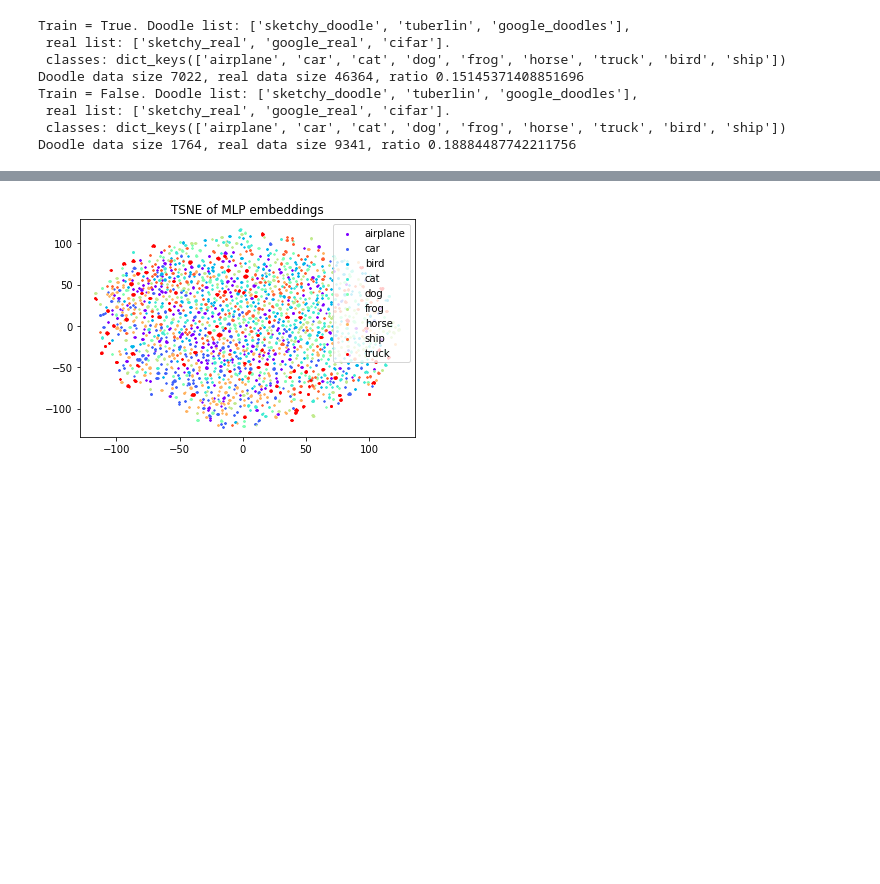
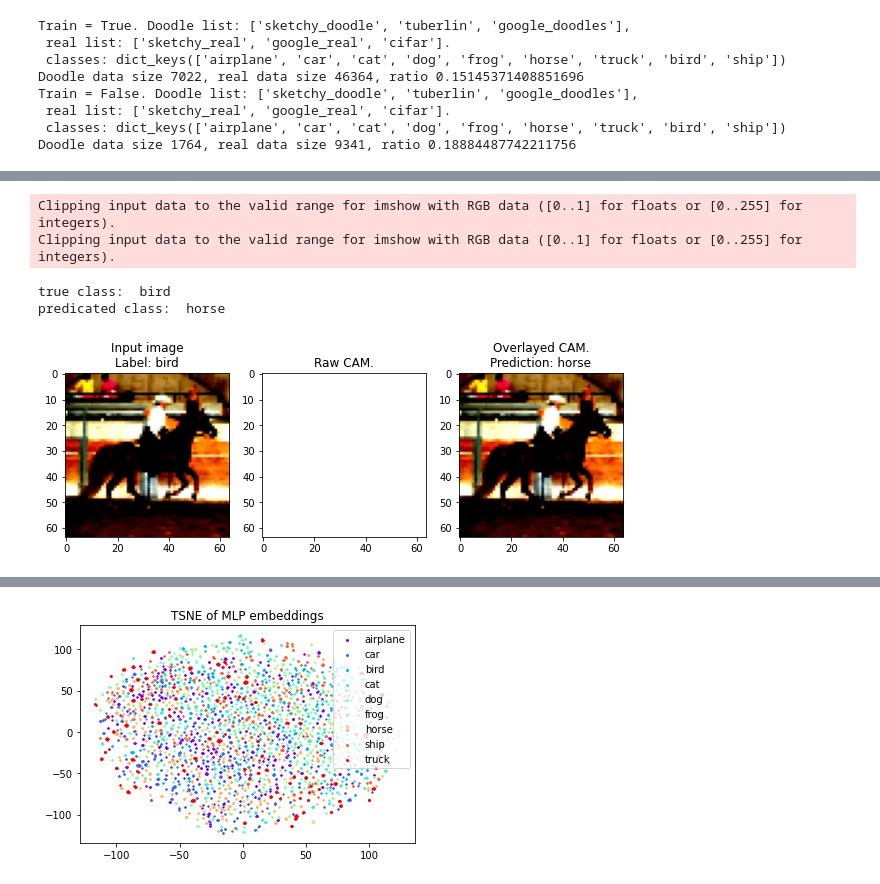
Before and after one commit to rish-16/cs4243-project, a Jupyter notebook: analyse_v2_cnn.ipynb, the cells around one changed output, grey strips where cells are left out. Drawn from its saved outputs; the diff is of its cells as text; code cells hidden in the pictures; blank space fills up the shorter version.

```diff
--- a/analyse_v2_cnn.ipynb
+++ b/analyse_v2_cnn.ipynb
@@ -40,4 +95,4 @@ real_model = RealMLP(real_size * real_size * 3, 512, NUM_CLASSES, dropout=0.2)
 # %%
-model1 = load_model_dic(doodle_model, "mlp_trained/14_model1.pt")
-model2 = load_model_dic(real_model, "mlp_trained/14_model2.pt")
+model1 = load_model_dic(doodle_model, "v2cnn_trained/24_model1.pt")
+model2 = load_model_dic(real_model, "v2cnn_trained/24_model2.pt")
 # %% [output]
@@ -80,0 +158,17 @@ tensor([0.5919, 0.1144, 0.3767, 0.4613, 0.6330, 0.5970, 0.6002, 0.4759, 0.6835])
+# %%
+def get_CAM(feature_map, weight, class_idx):
+    size_upsample = (64, 64)
+    bz, nc, h, w = feature_map.shape
+
+    before_dot = feature_map.reshape((nc, h*w))
+    cam = weight[class_idx].unsqueeze(0) @ before_dot
+
+    cam = cam.squeeze(0)
+    cam = cam.reshape(h, w)
+    cam = cam - torch.min(cam)
+    cam = cam / torch.max(cam)
+    cam = torch.clip(cam, 0, 1)
+
+    img = transforms.Resize(size_upsample)(cam.unsqueeze(0))
+
+    return img.detach().numpy(), cam
@@ -80,0 +211,27 @@ tensor([0.5919, 0.1144, 0.3767, 0.4613, 0.6330, 0.5970, 0.6002, 0.4759, 0.6835])
+# %%
+rand_idx = torch.randint(0, 20, size=[1]) # pick a random index from the test set
+
+x = val_set[rand_idx][2] # test image
+y = val_set[rand_idx][3] # associated test label
+
+model2.eval()
+scores = model2(x.unsqueeze(0)) # get the soft labels
+probs = scores.data.squeeze()
+probs, idx = probs.sort(0, True)
+
+print('true class: ', classes[y])
+print('predicated class: ', classes[idx[0]])
+
+params = list(model2.nn.parameters())
+weight = params[0].data
+
+feature_maps = model2.layers(x.unsqueeze(0))
+heatmap, _ = get_CAM(feature_maps, weight, idx[0])
+
+plot_cam(x, heatmap, classes)
+# %% [output]
+Clipping input data to the valid range for imshow with RGB data ([0..1] for floats or [0..255] for integers).
+Clipping input data to the valid range for imshow with RGB data ([0..1] for floats or [0..255] for integers).
+true class:  bird
+predicated class:  horse
+[figure, added]
```
Also changed, not shown: parts of 13 cells of this notebook, 9 other files.
